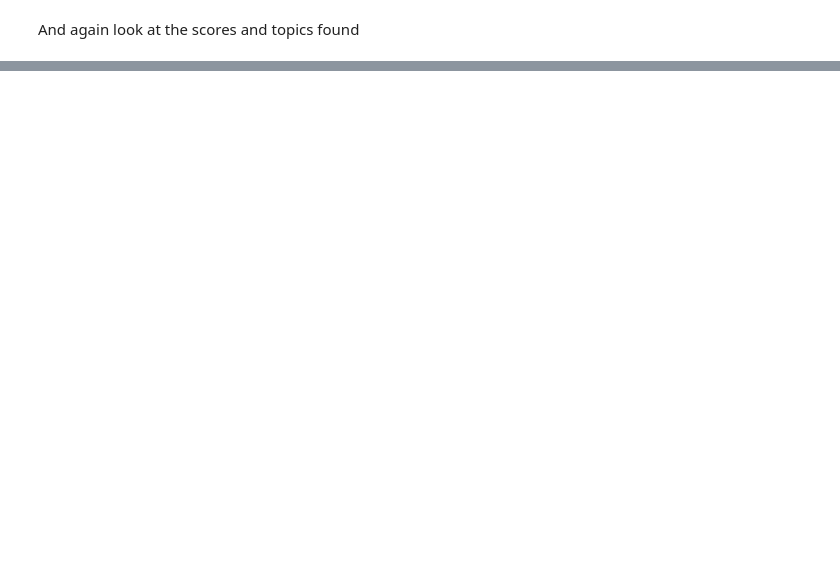
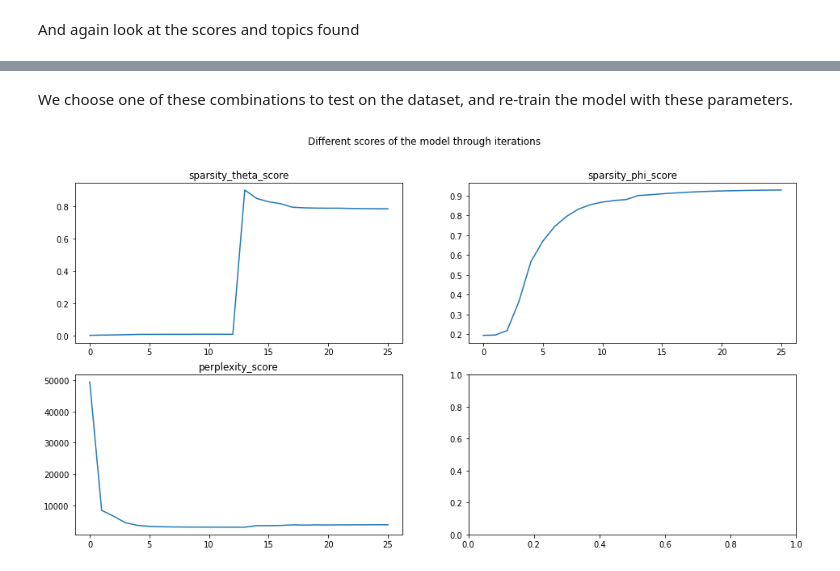
Before and after one commit to dfk-paris/DFKV-illustrations, a Jupyter notebook: 7_text_processing/d_french_topic_modelling.ipynb, the cells around one changed output, grey strips where cells are left out. Saved outputs shown, nothing was run; the diff lists cells and outputs as text; code cells hidden in the pictures; blank space fills up the shorter version.

```diff
--- a/7_text_processing/d_french_topic_modelling.ipynb
+++ b/7_text_processing/d_french_topic_modelling.ipynb
@@ -181,0 +343,36 @@ print_topics()
+# %% [markdown]
+We choose one of these combinations to test on the dataset, and re-train the model with these parameters.
+# %%
+random.seed(0)
+
+N_FIRST_PASSES = 13
+N_SECOND_PASSES = 13
+
+  # ARTM model
+  # We choose here the number of topics that we want in our texts
+model = artm.ARTM(num_topics=22, dictionary=dictionary, cache_theta=False)
+  # Adding scores
+model.scores.add(artm.PerplexityScore(name='perplexity_score', dictionary=dictionary))
+model.scores.add(artm.SparsityPhiScore(name='sparsity_phi_score'))
+model.scores.add(artm.SparsityThetaScore(name='sparsity_theta_score'))
+model.scores.add(artm.TopTokensScore(name='top_tokens_score'))
+  # Adding regulaizers
+model.regularizers.add(artm.DecorrelatorPhiRegularizer(name='decorrelator_phi_regularizer'))
+model.regularizers['decorrelator_phi_regularizer'].tau = 100000
+model.num_tokens = 12
+
+  # First passes
+model.fit_offline(batch_vectorizer=batch_vectorizer, num_collection_passes=N_FIRST_PASSES)
+
+  # More regulaziers
+model.regularizers.add(artm.SmoothSparsePhiRegularizer(name='sparse_phi_regularizer'))
+model.regularizers.add(artm.SmoothSparseThetaRegularizer(name='sparse_theta_regularizer'))
+model.regularizers['sparse_phi_regularizer'].tau = -0.8
+model.regularizers['sparse_theta_regularizer'].tau = -1.2
+
+  # Last passes
+model.fit_offline(batch_vectorizer=batch_vectorizer, num_collection_passes=N_SECOND_PASSES)
+# %%
+plot_scores(model.score_tracker)
+# %% [output]
+[figure, added]
```
Also changed, not shown: parts of 35 cells of this notebook.
